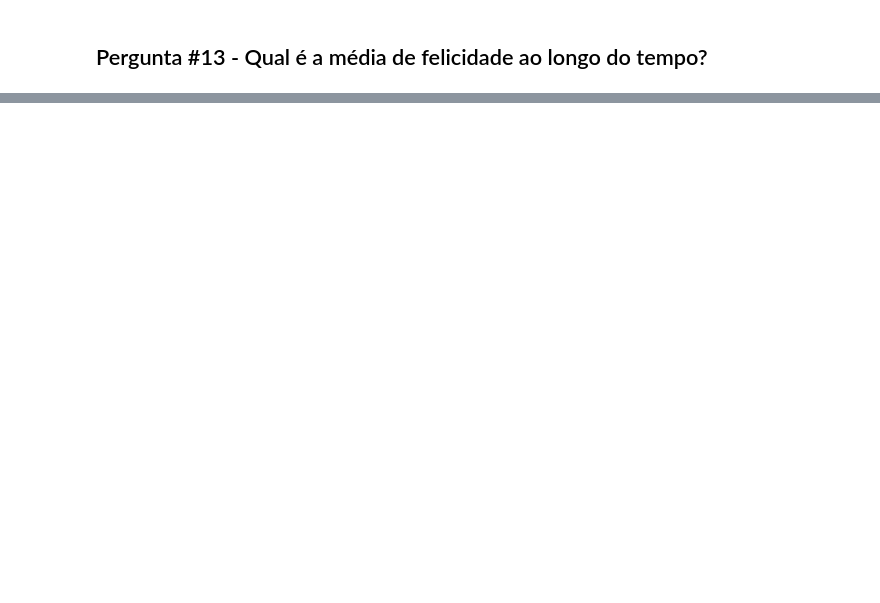
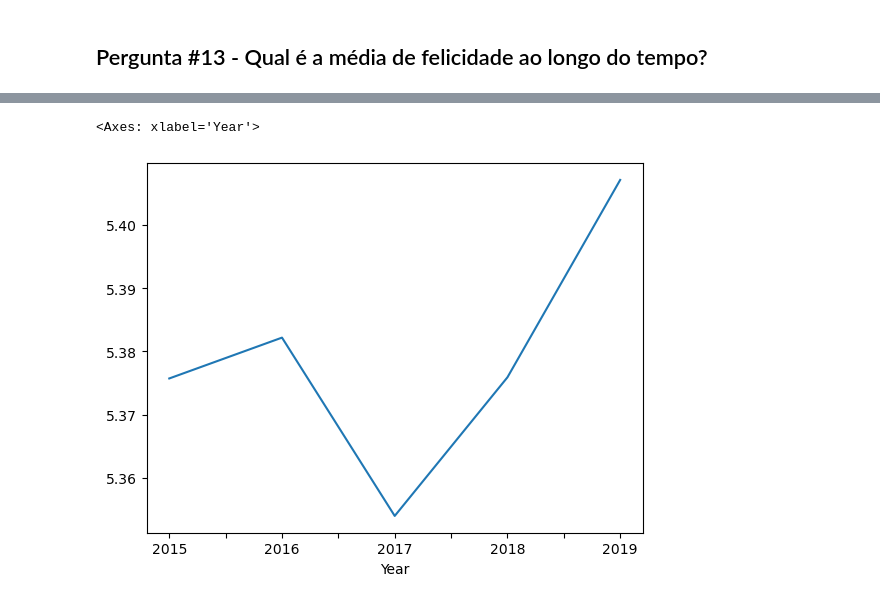
Before and after one commit to Gastaldl/Analise-do-Ranking-dos-Paises-Em-Felicidade, a Jupyter notebook: Projeto Pandas World Happiness Data.ipynb, the cells around one changed output, grey strips where cells are left out. Drawn from its saved outputs; the diff is of its cells as text; code cells hidden in the pictures; blank space fills up the shorter version.

```diff
--- a/Projeto Pandas World Happiness Data.ipynb
+++ b/Projeto Pandas World Happiness Data.ipynb
@@ -760,2 +909,5 @@ media_felicidade_por_regiao.sort_values(by = "Score", ascending = False).plot(ki
 # %% [markdown]
 ## Pergunta #13 - Qual é a média de felicidade ao longo do tempo?
+# %%
+media_felicidade_por_ano = df_principal.groupby("Year")["Score"].mean(numeric_only=True)
+media_felicidade_por_ano
@@ -761,0 +922,5 @@ media_felicidade_por_regiao.sort_values(by = "Score", ascending = False).plot(ki
+# %%
+media_felicidade_por_ano.plot(kind = "line")
+# %% [output]
+<Axes: xlabel='Year'>
+[figure, added]
```
Also changed, not shown: parts of 58 cells of this notebook.
